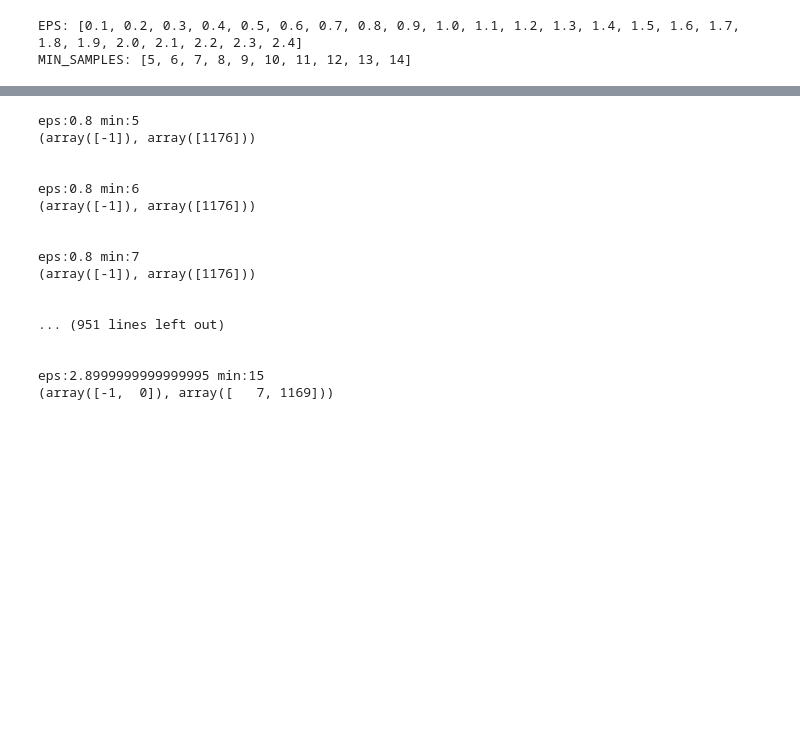
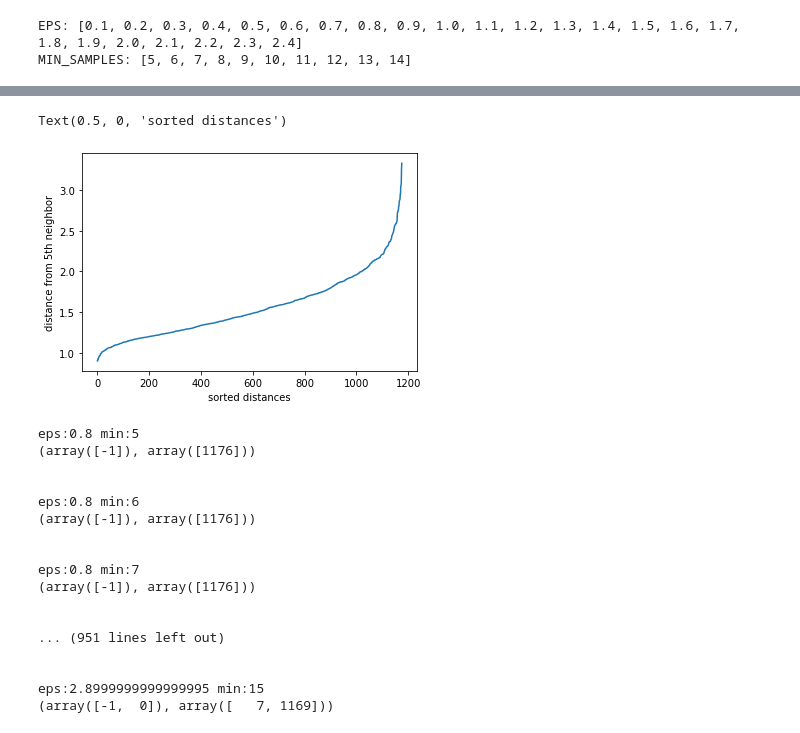
Before and after one commit to samucucchi/DataMining-1, a Jupyter notebook: DataClustering-attrition.ipynb, the cells around one changed output, grey strips where cells are left out. Cells and saved outputs as stored; diff of their text form; code cells hidden in the pictures; blank space fills up the shorter version.

```diff
--- a/DataClustering-attrition.ipynb
+++ b/DataClustering-attrition.ipynb
@@ -305 +305,19 @@ plt.tight_layout(); plt.show()
+# %%
+#NEW
+from scipy.spatial.distance import pdist, squareform
+dist = pdist(X,"euclidean")
+dist = squareform(dist)
+
+k=5
+kth_distances = []
+for d in dist:
+    index_kth_distance = np.argsort(d)[k]
+    kth_distances.append(d[index_kth_distance])
+
+plt.plot( range(0,len(kth_distances)), sorted(kth_distances) )
+plt.ylabel('distance from 5th neighbor',fontsize=10)
+plt.xlabel('sorted distances',fontsize=10)
+# %% [output]
+Text(0.5, 0, 'sorted distances')
+[figure, added]
 # %%
```
Also changed, not shown: parts of 6 cells of this notebook, 2 other files.
